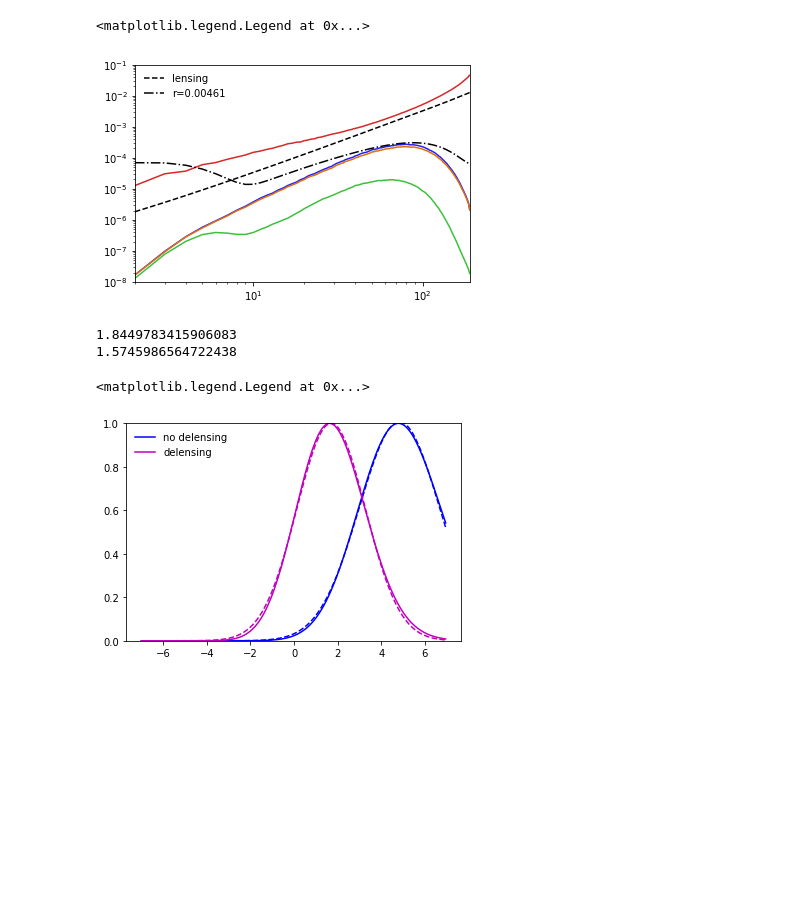
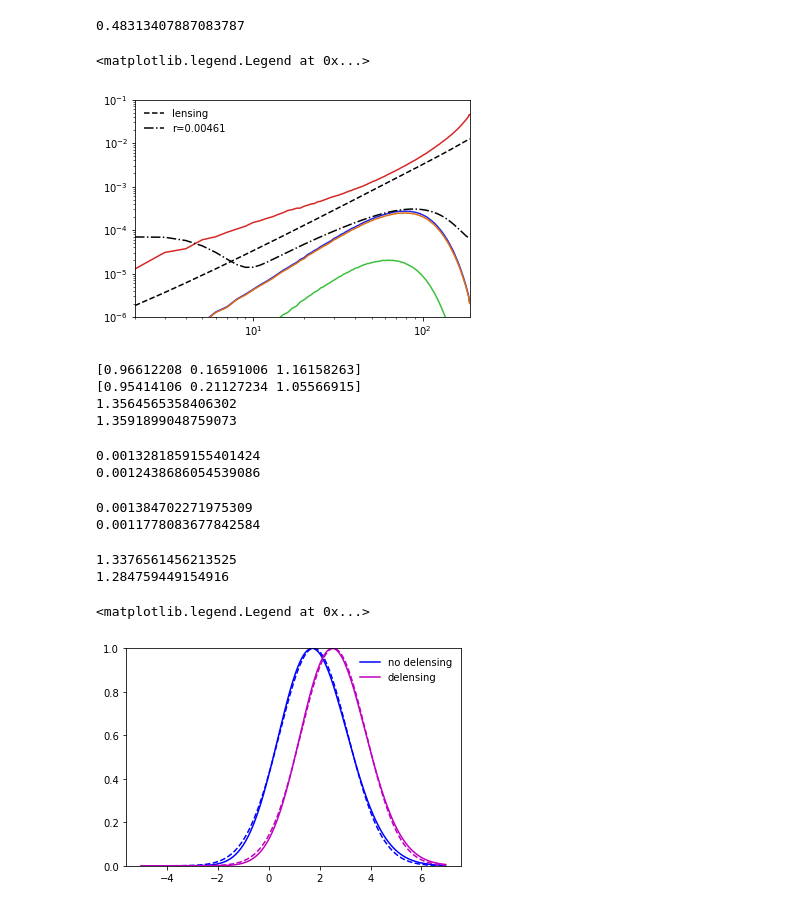
Before and after one commit to toshiyan/litebird-lens, a Jupyter notebook: check_r-const_sim.ipynb, the cells around one changed output. Drawn from its saved outputs; the diff is of its cells as text; code cells hidden in the pictures; blank space fills up the shorter version.

```diff
--- a/check_r-const_sim.ipynb
+++ b/check_r-const_sim.ipynb
@@ -20,18 +41,17 @@ warnings.filterwarnings("ignore")
 # %%
 pobj = local.analysis()
 cobj = tools_cmb.cmb_map()
-dobj = tools_delens.filename()
+dobj = tools_delens.filename(method=method)
-# %%
-simn = 99
-lbmin, lbmax = 2, 190
-L = np.linspace(0,lbmax,lbmax+1)
-bN = 20
-area = 'lbonly'
-#area = 'lbs4'
-mb = bn.multipole_binning(bN,lmin=lbmin,lmax=lbmax,lstart=lbmin,spc='')
+# %%
+mask = tools_cmb.prepare_masks()
+Fsky = {m: np.average(mask[m]) for m in tools_cmb.masks}
+fsky = Fsky[area]
+print(fsky)
+mb = bn.multipole_binning(bN,lmin=lbmin,lmax=lbmax,lstart=lbmin,spc='')
+L = np.linspace(0,lbmax,lbmax+1)
+# %% [output]
+0.48313407887083787
 # %%
-if area=='lbs4': fsky = .2133
-if area=='lbonly': fsky = .2531
 Ol = np.zeros((simn,lbmax+1-lbmin))
 Rl = np.zeros((simn,lbmax+1-lbmin))
 Ll = np.zeros((simn,lbmax+1-lbmin))
@@ -41,7 +61,7 @@ Rb = np.zeros((simn,bN))
 Lb = np.zeros((simn,bN))
 Xb = np.zeros((simn,bN))
 for rlz in range(1,simn+1):
-    obb, rbb, lbb, xbb = np.loadtxt(dobj.cl[area][3][rlz],usecols=(0,1,2,3),unpack=True)[:,lbmin:lbmax+1]
+    obb, rbb, lbb, xbb = np.loadtxt(dobj.cl[area][wmass][rlz],usecols=(0,1,2,3),unpack=True)[:,lbmin:lbmax+1]
     Ol[rlz-1,:] = obb/fsky
     Rl[rlz-1,:] = rbb/fsky
     Ll[rlz-1,:] = lbb/fsky
@@ -69,14 +88,16 @@ mDb = np.mean(Db,axis=0)
 # %%
 xlim(2,lbmax)
-ylim(1e-8,1e-1)
+ylim(1e-6,1e-1)
 Lfac = c.Tcmb**2*L[lbmin:]*(L[lbmin:]+1)/(2*np.pi)
 loglog(L[lbmin:],Lfac*mOl)
+#loglog(L[lbmin:],Lfac*mXl)
+#loglog(L[lbmin:],Lfac*mLl)
 loglog(L[lbmin:],Lfac*mDl)
 loglog(L[lbmin:],Lfac*mRl*0.00461)
 loglog(L[lbmin:],Lfac*pobj.clfg[lbmin:lbmax+1])
 loglog(L[lbmin:],Lfac*pobj.lcl[2][lbmin:lbmax+1],label='lensing',color='k',ls='--')
 loglog(L[lbmin:],Lfac*pobj.tcl[2][lbmin:lbmax+1]*0.00461,label='r=0.00461',color='k',ls='-.')
 legend()
 # %% [output]
 <matplotlib.legend.Legend at 0x...>
-[figure, old version]
+[figure, new version]
@@ -83 +127,11 @@ legend()
+# %%
+print(np.mean(osigma,axis=0))
+print(np.mean(dsigma,axis=0))
+print(np.std(osigma[:,1]))
+print(np.std(dsigma[:,1]))
+# %% [output]
+[0.96612208 0.16591006 1.16158263]
+[0.95414106 0.21127234 1.05566915]
+1.3564565358406302
+1.3591899048759073
 # %%
@@ -106,0 +146,6 @@ def pdf_gauss(xs, amp, mean, sigma):
+# %%
+print(np.std(resto))
+print(np.std(restd))
+# %% [output]
+0.0013281859155401424
+0.0012438686054539086
@@ -107,9 +165,15 @@ def pdf_gauss(xs, amp, mean, sigma):
+# %%
+print(np.std(Rest_o))
+print(np.std(Rest_d))
+# %% [output]
+0.001384702271975309
+0.0011778083677842584
 # %%
 #xlim(-7,7)
+rlz = 7
 ylim(0,1)
-x = 1e3*rs
-Po = np.exp(lnLo-np.max(lnLo))
-Pd = np.exp(lnLd-np.max(lnLd))
+Po = np.exp(lnLo[rlz]-np.max(lnLo[rlz]))
+Pd = np.exp(lnLd[rlz]-np.max(lnLd[rlz]))
 popto, __ = curve_fit(pdf_gauss, x, Po)
 print(popto[2])
 poptd, __ = curve_fit(pdf_gauss, x, Pd)
@@ -120,7 +184,7 @@ plot(x,Pd,label='delensing',color='m')
 plot(x,pdf_gauss(x, poptd[0], poptd[1], poptd[2]),color='m',ls='--')
 legend()
 # %% [output]
-1.8449783415906083
-1.5745986564722438
+1.3376561456213525
+1.284759449154916
 <matplotlib.legend.Legend at 0x...>
-[figure, old version]
+[figure, new version]
```
Also changed, not shown: parts of 15 cells of this notebook, 18 other files.
